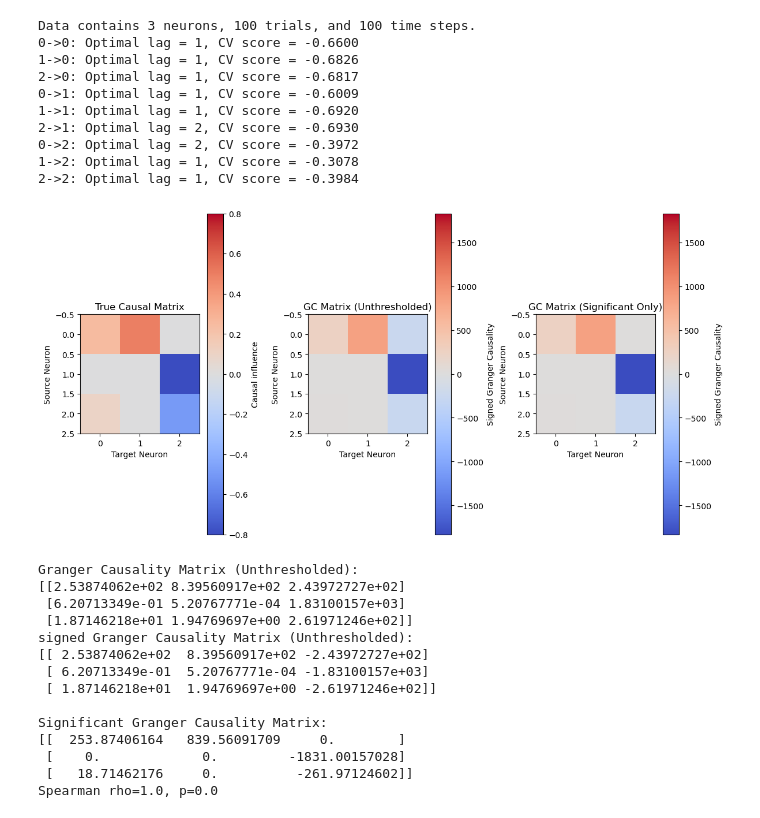
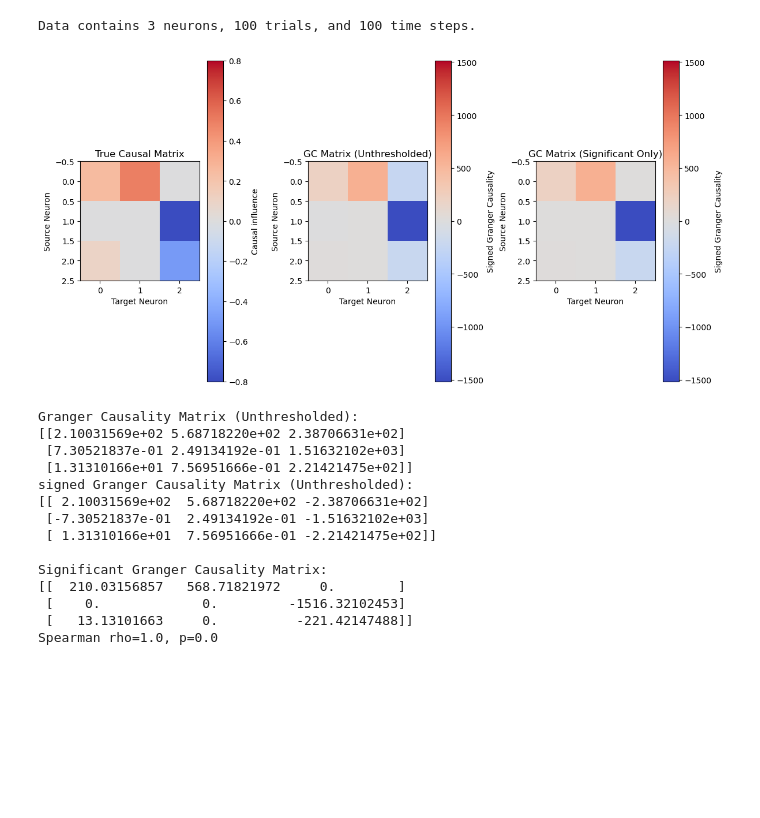
Before and after one commit to danclab/poisson_glm_granger, a Jupyter notebook: demo.ipynb, the cells around one changed output. Saved outputs shown, nothing was run; the diff lists cells and outputs as text; code cells hidden in the pictures; blank space fills up the shorter version.

```diff
--- a/demo.ipynb
+++ b/demo.ipynb
@@ -36,13 +36,11 @@ simulated_data_trials = generate_synthetic_spike_data_trials(
 # Analyze Granger causality with cross-validation
 optimal_lags, gc_matrix, signed_gc_matrix = compute_granger_causality(
     simulated_data_trials,
-    lag_range=(1, 20),
-    folds=10
+    lags=np.arange(1, 20)
 )
 
 # Filter indirect connections
 filtered_gc_matrix, filtered_signed_gc_matrix = filter_indirect_connections(
-    simulated_data_trials,
     optimal_lags,
     gc_matrix,
     signed_gc_matrix
@@ -179,13 +168,11 @@ simulated_data_trials = generate_synthetic_spike_data_trials(
 # Analyze Granger causality with cross-validation
 optimal_lags, gc_matrix, signed_gc_matrix = compute_granger_causality(
     simulated_data_trials,
-    lag_range=(1, 20),
-    folds=10
+    lags=np.arange(1, 20)
 )
 
 # Filter indirect connections
 filtered_gc_matrix, filtered_signed_gc_matrix = filter_indirect_connections(
-    simulated_data_trials,
     optimal_lags,
     gc_matrix,
     signed_gc_matrix
@@ -256,54 +243,45 @@ for _ in range(n_bootstraps):
     resampled_true, resampled_predicted = resample(true_values, adjusted_predicted_values)
     if not np.all(resampled_true==0):
         slope, intercept = np.polyfit(resampled_true, resampled_predicted, 1)
         bootstrapped_slopes.append(slope)
         bootstrapped_intercepts.append(intercept)
 
 # Compute 95% CI
 slope_ci = np.percentile(bootstrapped_slopes, [2.5, 97.5])
 intercept_ci = np.percentile(bootstrapped_intercepts, [2.5, 97.5])
 
 # Fit the linear regression line for plotting
 slope, intercept = np.polyfit(true_values, adjusted_predicted_values, 1)
 line_x = np.linspace(true_values.min(), true_values.max(), 100)
 line_y = slope * line_x + intercept
 
 # Plot
 plt.figure(figsize=(8, 6))
 plt.scatter(true_values, adjusted_predicted_values, alpha=0.7, label='Data')
 plt.plot(line_x, line_y, color='red', label=f'Linear Fit\nSlope={slope:.3f}\nIntercept={intercept:.3f}')
 plt.fill_between(line_x, slope_ci[0] * line_x + intercept_ci[0], slope_ci[1] * line_x + intercept_ci[1],
                  color='red', alpha=0.2, label='95% CI')
 plt.xlabel('True Causal Influence')
 plt.ylabel('Adjusted Predicted Values')
 plt.title('Spearman Correlation and Linear Fit')
 plt.legend()
 
 # Display Spearman results
 print(f'Spearman rho={spearman_corr}, p={spearman_pval}')
 # %% [output]
 Data contains 3 neurons, 100 trials, and 100 time steps.
-0->0: Optimal lag = 1, CV score = -0.6600
-1->0: Optimal lag = 1, CV score = -0.6826
-2->0: Optimal lag = 1, CV score = -0.6817
-0->1: Optimal lag = 1, CV score = -0.6009
-1->1: Optimal lag = 1, CV score = -0.6920
-2->1: Optimal lag = 2, CV score = -0.6930
-0->2: Optimal lag = 2, CV score = -0.3972
-1->2: Optimal lag = 1, CV score = -0.3078
-2->2: Optimal lag = 1, CV score = -0.3984
-[figure, old version]
+[figure, new version]
 Granger Causality Matrix (Unthresholded):
-[[2.53874062e+02 8.39560917e+02 2.43972727e+02]
- [6.20713349e-01 5.20767771e-04 1.83100157e+03]
- [1.87146218e+01 1.94769697e+00 2.61971246e+02]]
+[[2.10031569e+02 5.68718220e+02 2.38706631e+02]
+ [7.30521837e-01 2.49134192e-01 1.51632102e+03]
+ [1.31310166e+01 7.56951666e-01 2.21421475e+02]]
 signed Granger Causality Matrix (Unthresholded):
-[[ 2.53874062e+02  8.39560917e+02 -2.43972727e+02]
- [ 6.20713349e-01  5.20767771e-04 -1.83100157e+03]
- [ 1.87146218e+01  1.94769697e+00 -2.61971246e+02]]
+[[ 2.10031569e+02  5.68718220e+02 -2.38706631e+02]
+ [-7.30521837e-01  2.49134192e-01 -1.51632102e+03]
+ [ 1.31310166e+01  7.56951666e-01 -2.21421475e+02]]
 
 Significant Granger Causality Matrix:
-[[  253.87406164   839.56091709     0.        ]
- [    0.             0.         -1831.00157028]
- [   18.71462176     0.          -261.97124602]]
+[[  210.03156857   568.71821972     0.        ]
+ [    0.             0.         -1516.32102453]
+ [   13.13101663     0.          -221.42147488]]
 Spearman rho=1.0, p=0.0
```
Also changed, not shown: parts of 6 cells of this notebook, 2 other files.
